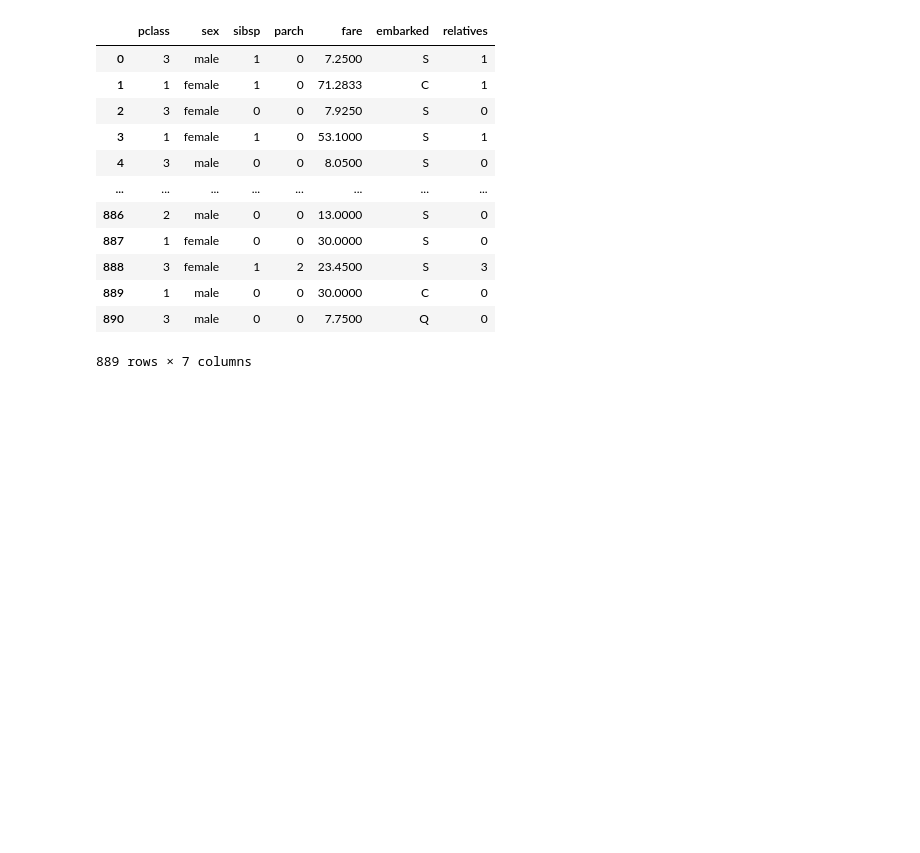
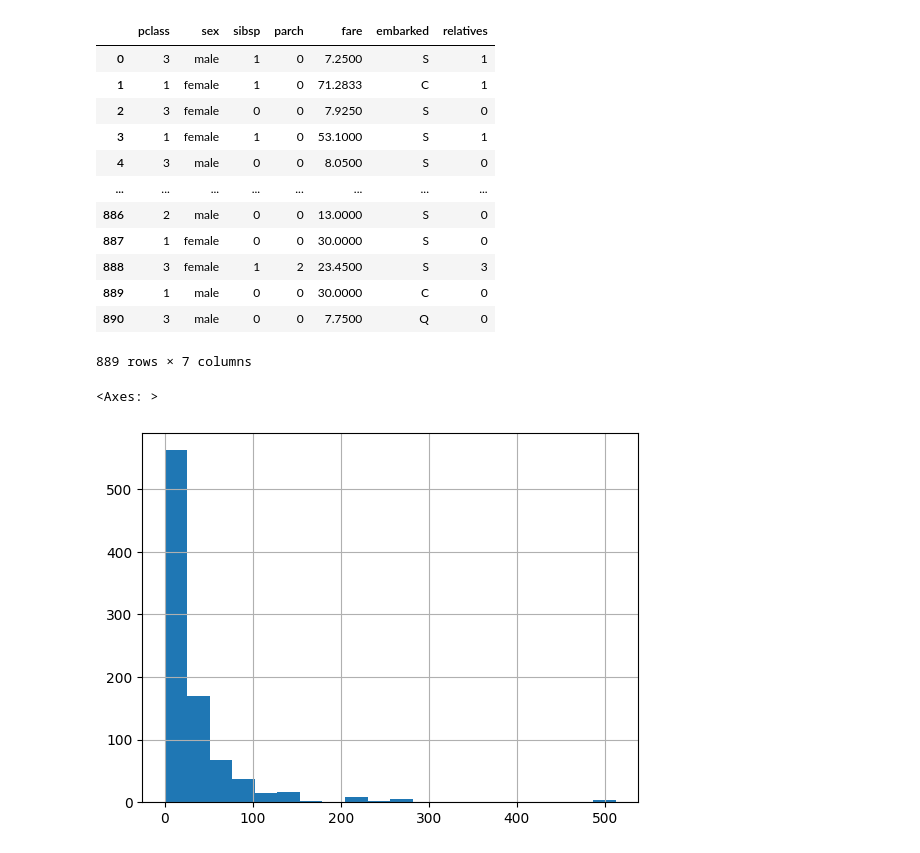
Before and after one commit to Yacarta/Ai_Python1900, a Jupyter notebook: Практика_pandas.ipynb, the cells around one changed output. Saved outputs shown, nothing was run; the diff lists cells and outputs as text; code cells hidden in the pictures; blank space fills up the shorter version.

```diff
--- a/Практика_pandas.ipynb
+++ b/Практика_pandas.ipynb
@@ -229,3 +229,8 @@ df
 | 889 | 1 | male | 0 | 0 | 30.0000 | C | 0 |
 | 890 | 3 | male | 0 | 0 | 7.7500 | Q | 0 |
 889 rows × 7 columns
+# %%
+df['fare'].hist(bins=20)
+# %% [output]
+<Axes: >
+[figure, added]
```
Also changed, not shown: parts of 3 cells of this notebook.
